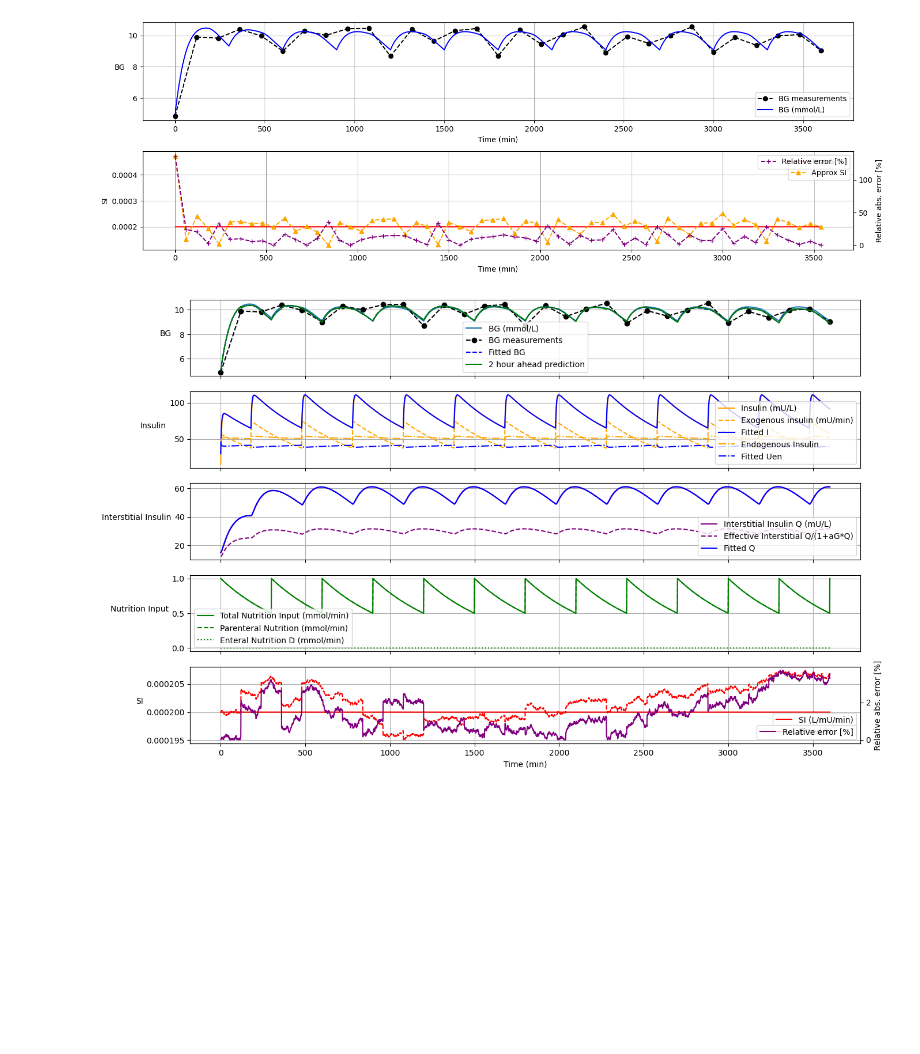
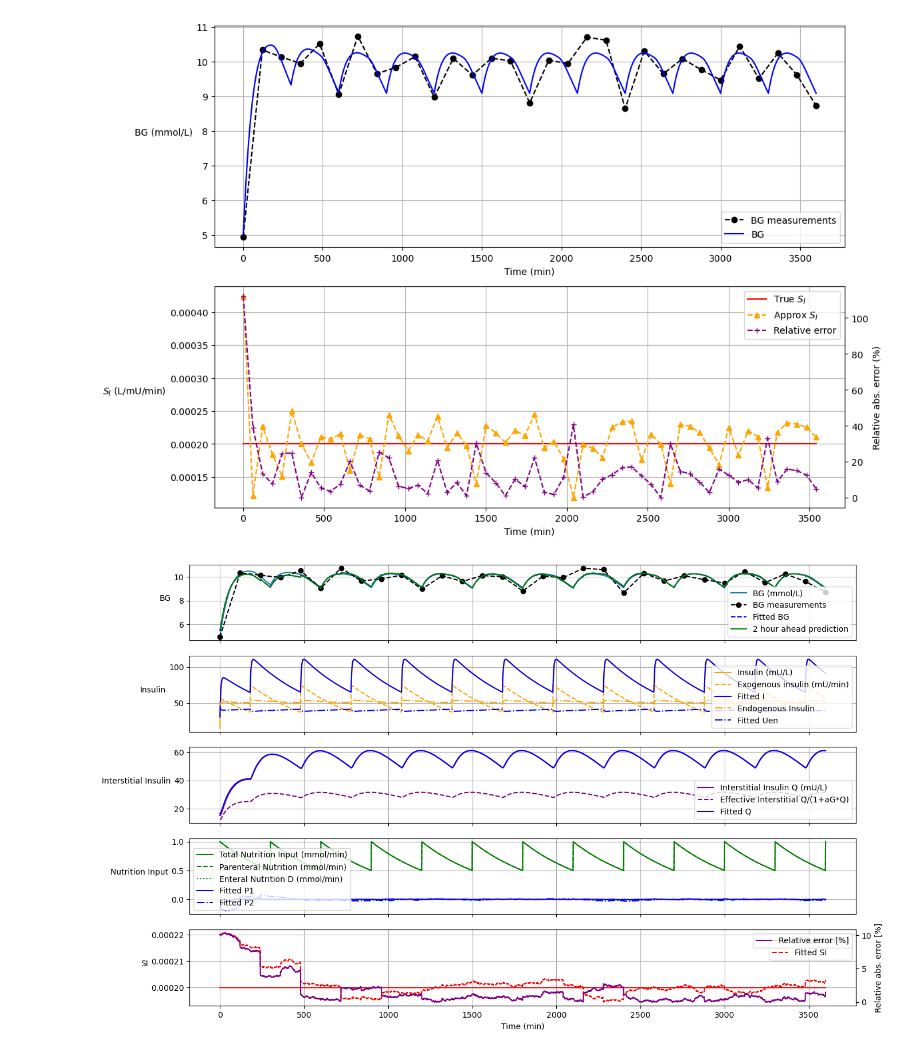
Before and after one commit to mlmulv/Thesis-Code, a Jupyter notebook: modeling_estimation.ipynb, the cells around one changed output. Cells and saved outputs as stored; diff of their text form; code cells hidden in the pictures; blank space fills up the shorter version.

Commit message:
Adjusted code for p1 and p2 states

```diff
--- a/modeling_estimation.ipynb
+++ b/modeling_estimation.ipynb
@@ -31,7 +34,7 @@ t_meas = np.arange(0, sim_hours*60+1, Ts_meas) #0 to 60 hours with minute-level
 sample_indices = [np.argmin(np.abs(t - st)) for st in t_meas]
 measurement_noise_std = 0.25
 G_meas = G_true[sample_indices] + rng.normal(0, measurement_noise_std, size=len(sample_indices))
-initial_state = np.append(y0[:3], [gt_model.params['k1']*np.exp(-y0[2]*gt_model.params['k2']/gt_model.params["k3"]), 2e-4])
+initial_state = np.append(1.1*np.asarray(y0), [gt_model.params['k1']*np.exp(-y0[2]*gt_model.params['k2']/gt_model.params["k3"]), 2.2e-4])
 initial_state = np.expand_dims(initial_state, axis=1)
 process_noises = 1e-4/(Ts_meas)*np.ones((len(initial_state),))
 process_noises[-1] = (1e-6)**2/(Ts_meas)
@@ -59,29 +62,32 @@ SI = np.reshape(SI, shape=-1)
 # %%
 # Plotting SI Approximation
 SI_true = SI_const * np.ones_like(SI)
 t_meas_half = np.arange(0, sim_hours*60+1, Ts_meas/2)
-fig, ax = plt.subplots(2,1, figsize=(15,5))
+fig, ax = plt.subplots(2,1, figsize=(12,8))
 ax[0].plot(t_meas, G_meas,  marker='o', label='BG measurements', color='k', linestyle='--')
-ax[0].plot(t, G_true, label='BG (mmol/L)', color='blue')
+ax[0].plot(t, G_true, label='BG', color='blue')
 ax[0].set_xlabel('Time (min)')
-ax[0].set_ylabel('BG', rotation=0, ha="right")
+ax[0].set_ylabel('BG (mmol/L)', rotation=0, ha="right")
 ax[0].grid()
 ax[0].legend()
 
-ax[1].plot(t_meas_half[:-1], SI_true, color = 'red', label = "True SI")
-ax[1].plot(t_meas_half[:-1], SI, color = "orange", linestyle = '--', marker = '^', label = 'Approx SI')
+ax[1].plot(t_meas_half[:-1], SI_true, color = 'red', label = "True $S_I$")
+ax[1].plot(t_meas_half[:-1], SI, color = "orange", linestyle = '--', marker = '^', label = 'Approx $S_I$ ')
 ax[1].set_xlabel("Time (min)")
-ax[1].set_ylabel("SI")
+ax[1].set_ylabel("$S_I$ (L/mU/min)", rotation=0, ha="right")
 ax[1].grid()
-ax[1].legend(loc="best")
 err_ax = ax[1].twinx()
 err_ax.spines["right"]
-err_ax.plot(t_meas_half[:-1], np.abs((SI - SI_true)*100/SI_true), color="purple", linestyle = '--', marker = '+', label="Relative error [%]")
-err_ax.set_ylabel("Relative abs. error [%]")
-err_ax.legend()
+err_ax.plot(t_meas_half[:-1], np.abs((SI - SI_true)*100/SI_true), color="purple", linestyle = '--', marker = '+', label="Relative error")
+err_ax.set_ylabel("Relative abs. error (%)")
+handles1, labels1 = ax[1].get_legend_handles_labels()
+handles2, labels2 = err_ax.get_legend_handles_labels()
+handles = handles1 + handles2
+labels = labels1 + labels2
+ax[1].legend(handles, labels, loc='upper right')
 fig.tight_layout()
 # %% [output]
-[figure, old version]
+[figure, new version]
 # %%
 # Run Extended Kalman Filter
 num_states = len(initial_state)
@@ -91,8 +97,8 @@ saved_state, saved_noise_var, G_est, Q_est, I_est, Uen_est, SI_est, G_pred = sim
 # %%
 # Plot Extended Kalman Fitler
-sim.plot(saved_state, saved_noise_var, G_est, Q_est, I_est, Uen_est, SI_est, G_pred, I_true, gt_model)
+sim.plot(saved_state, saved_noise_var, G_est, Q_est, I_est, P1_est, P2_est, Uen_est, SI_est, G_pred, I_true, gt_model)
 # %% [output]
-[figure, old version]
+[figure, new version]
 # %%
 # Run Particle Filter
 num_particles = 500
```
Also changed, not shown: parts of 4 cells of this notebook, 4 other files.
